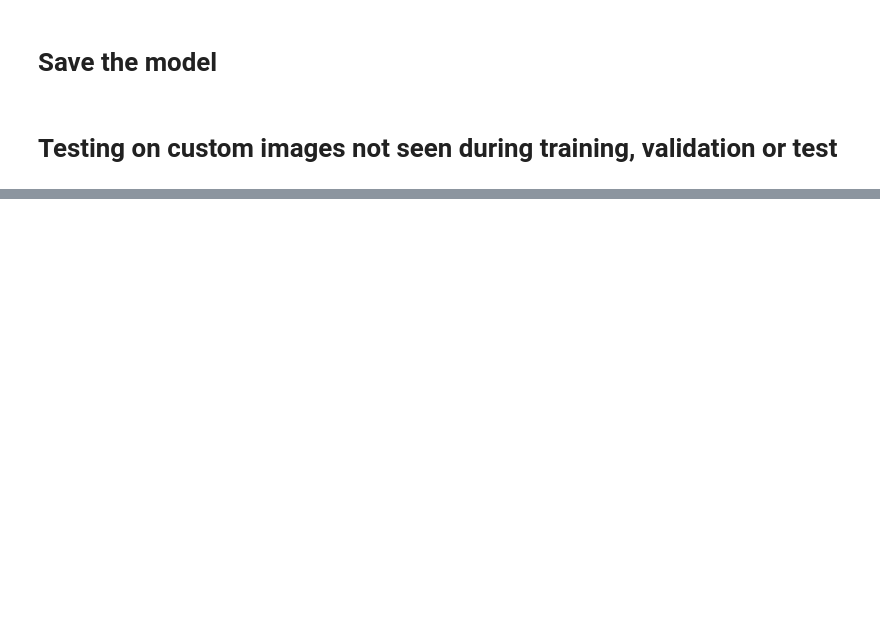
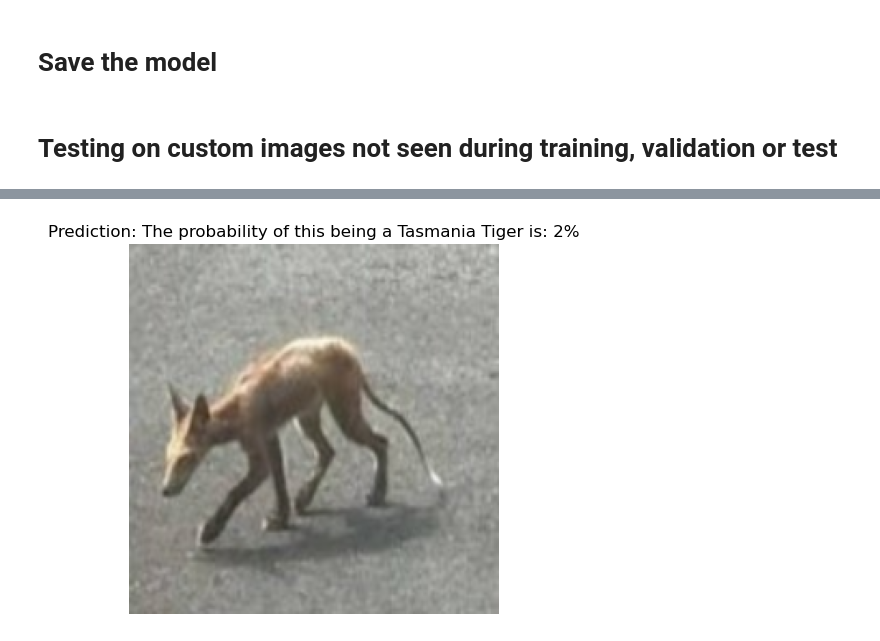
Before and after one commit to Ryan-Ashton/Identifying-Tasmanian-Tigers-CNN, a Jupyter notebook: deep_learning_model_creation/Identifying Tasmanian Tigers using Convolutional Neural Networks.ipynb, the cells around one changed output, grey strips where cells are left out. Cells and saved outputs as stored; diff of their text form; code cells hidden in the pictures; blank space fills up the shorter version.

```diff
--- a/deep_learning_model_creation/Identifying Tasmanian Tigers using Convolutional Neural Networks.ipynb
+++ b/deep_learning_model_creation/Identifying Tasmanian Tigers using Convolutional Neural Networks.ipynb
@@ -255,0 +284,4 @@ pred_and_plot(model=model,
+# %%
+pred_and_plot(model=model,
+              filename="random_tests/interesting2.jpg")
+# %% [output]
@@ -255,0 +289 @@ pred_and_plot(model=model,
+[figure, added]
```
Also changed, not shown: parts of 16 cells of this notebook.
